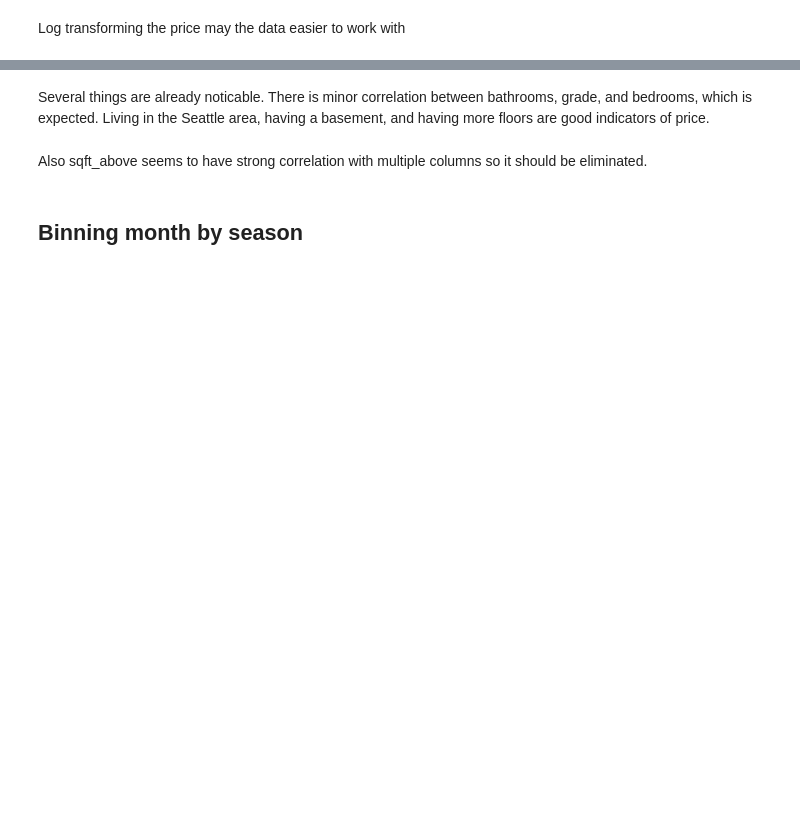
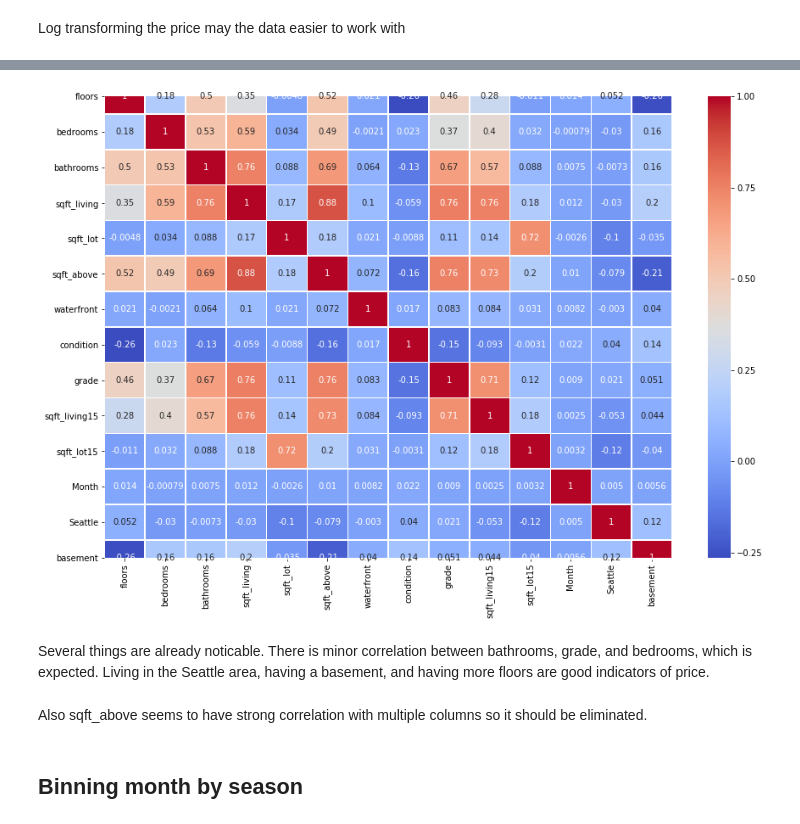
Before and after one commit to aradaha/dsc-mod-2-project-v2-1-onl01-dtsc-ft-030220, a Jupyter notebook: student.ipynb, the cells around one changed output, grey strips where cells are left out. Cells and saved outputs as stored; diff of their text form; code cells hidden in the pictures; blank space fills up the shorter version.

```diff
--- a/student.ipynb
+++ b/student.ipynb
@@ -307,3 +244,6 @@ fig.tight_layout()
 # %%
+variables = ['floors', 'bedrooms', 'bathrooms', 'sqft_living','sqft_lot', 'sqft_above', 'waterfront','condition','grade','sqft_living15','sqft_lot15','Month','Seattle','season','basement']
 fig, ax = plt.subplots(figsize=(15,10))
 sns.heatmap(df[variables].corr(), cmap='coolwarm', annot=True, linewidths=.5, ax=ax);
+# %% [output]
+[figure, added]
```
Also changed, not shown: parts of 45 cells of this notebook.
